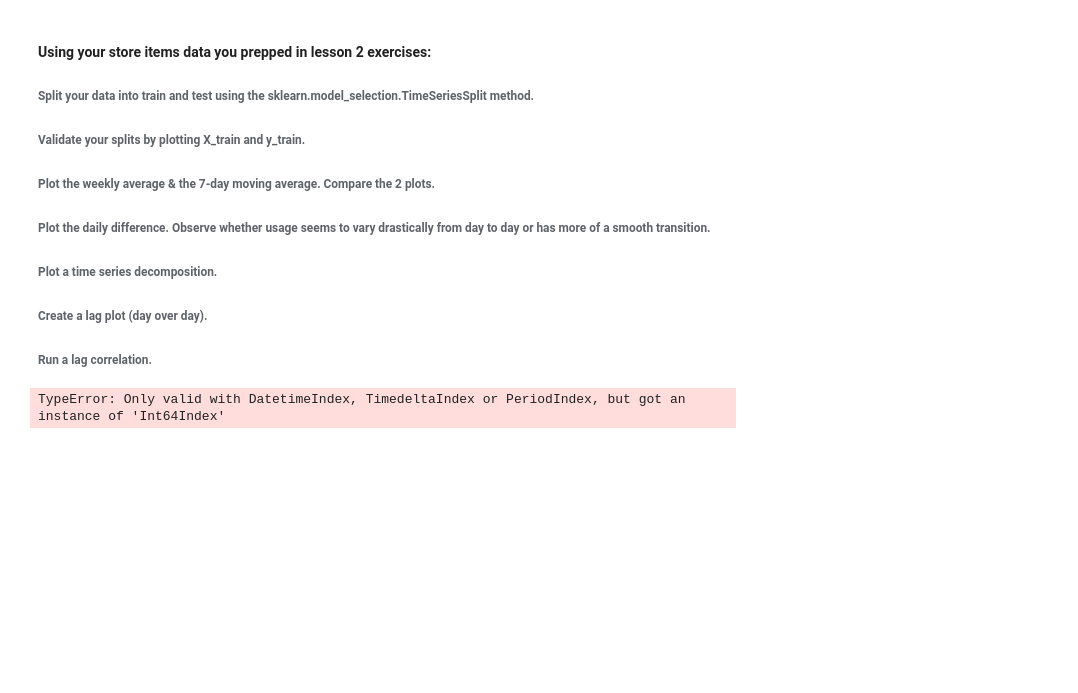
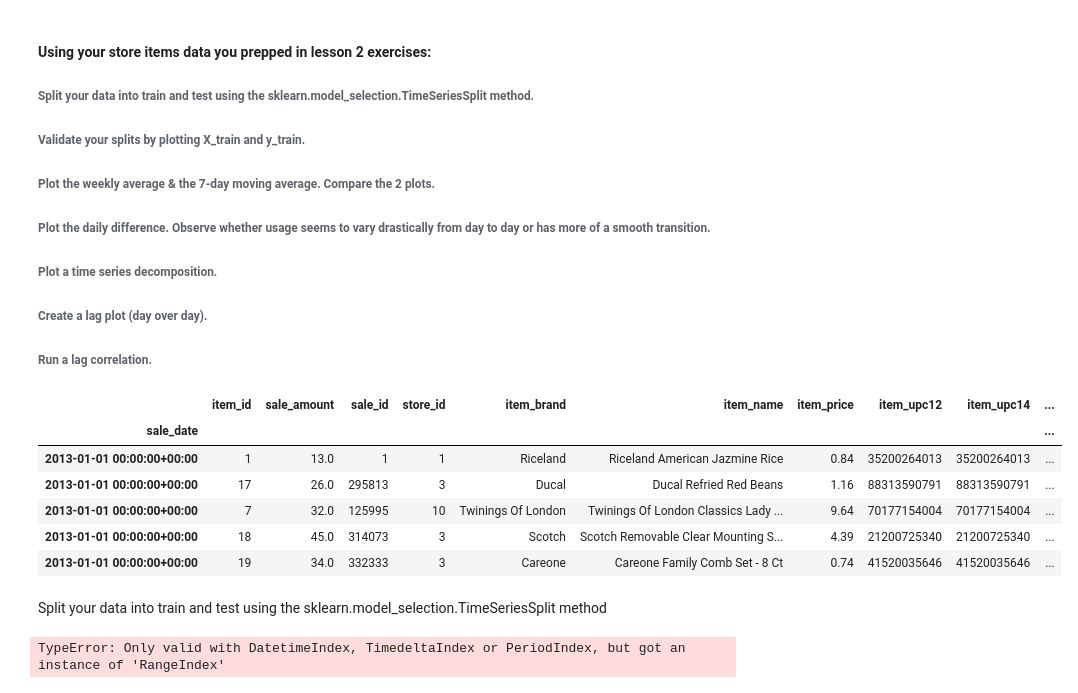
Before and after one commit to Mattsantos541/ds-methodologies-exercises, a Jupyter notebook: time_series/Exploration .ipynb, the cells around one changed output. Saved outputs shown, nothing was run; the diff lists cells and outputs as text; code cells hidden in the pictures; blank space fills up the shorter version.

```diff
--- a/time_series/Exploration .ipynb
+++ b/time_series/Exploration .ipynb
@@ -44,9 +44,21 @@ store= prepare.prep_store_data(df)
 ###### Plot a time series decomposition.
 ###### Create a lag plot (day over day).
 ###### Run a lag correlation.
+# %%
+store.head()
+# %% [output]
+|  | item_id | sale_amount | sale_id | store_id | item_brand | item_name | item_price | item_upc12 | item_upc14 | ... |
+| sale_date |  |  |  |  |  |  |  |  |  | ... |
+| 2013-01-01 00:00:00+00:00 | 1 | 13.0 | 1 | 1 | Riceland | Riceland American Jazmine Rice | 0.84 | 35200264013 | 35200264013 | ... |
+| 2013-01-01 00:00:00+00:00 | 17 | 26.0 | 295813 | 3 | Ducal | Ducal Refried Red Beans | 1.16 | 88313590791 | 88313590791 | ... |
+| 2013-01-01 00:00:00+00:00 | 7 | 32.0 | 125995 | 10 | Twinings Of London | Twinings Of London Classics Lady ... | 9.64 | 70177154004 | 70177154004 | ... |
+| 2013-01-01 00:00:00+00:00 | 18 | 45.0 | 314073 | 3 | Scotch | Scotch Removable Clear Mounting S... | 4.39 | 21200725340 | 21200725340 | ... |
+| 2013-01-01 00:00:00+00:00 | 19 | 34.0 | 332333 | 3 | Careone | Careone Family Comb Set - 8 Ct | 0.74 | 41520035646 | 41520035646 | ... |
+# %% [markdown]
+Split your data into train and test using the sklearn.model_selection.TimeSeriesSplit method
 # %%
-df = df.sale_amount.resample('D').sum().reset_index()
-X = df.sale_date
-y = df.sale_amount
+store = store.sale_amount.resample('D').sum().reset_index()
+X = store.sale_date
+y = store.sale_amount
 # %% [output]
-TypeError: Only valid with DatetimeIndex, TimedeltaIndex or PeriodIndex, but got an instance of 'Int64Index'
+TypeError: Only valid with DatetimeIndex, TimedeltaIndex or PeriodIndex, but got an instance of 'RangeIndex'
```
Also changed, not shown: parts of 5 cells of this notebook, 2 other files.
